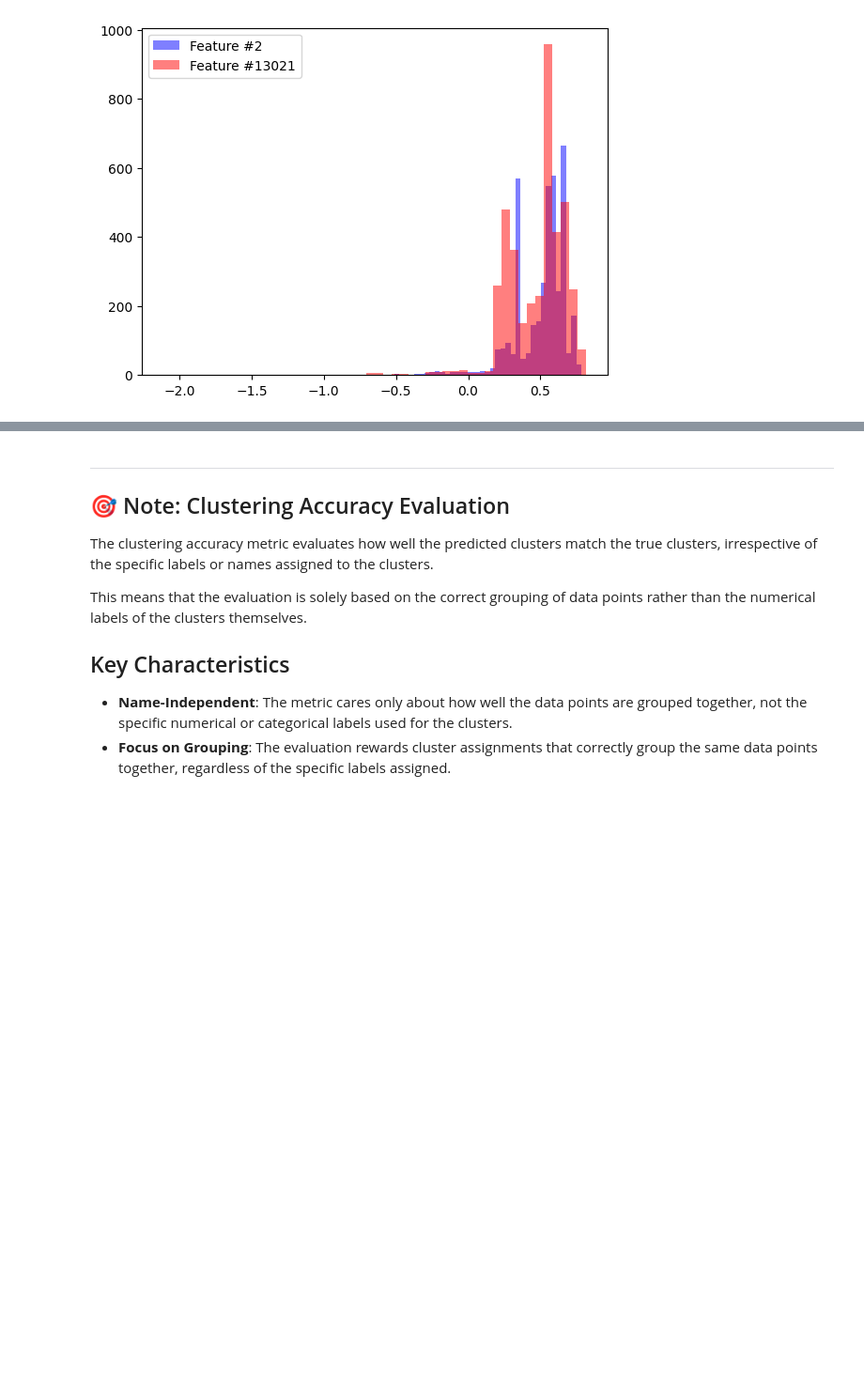
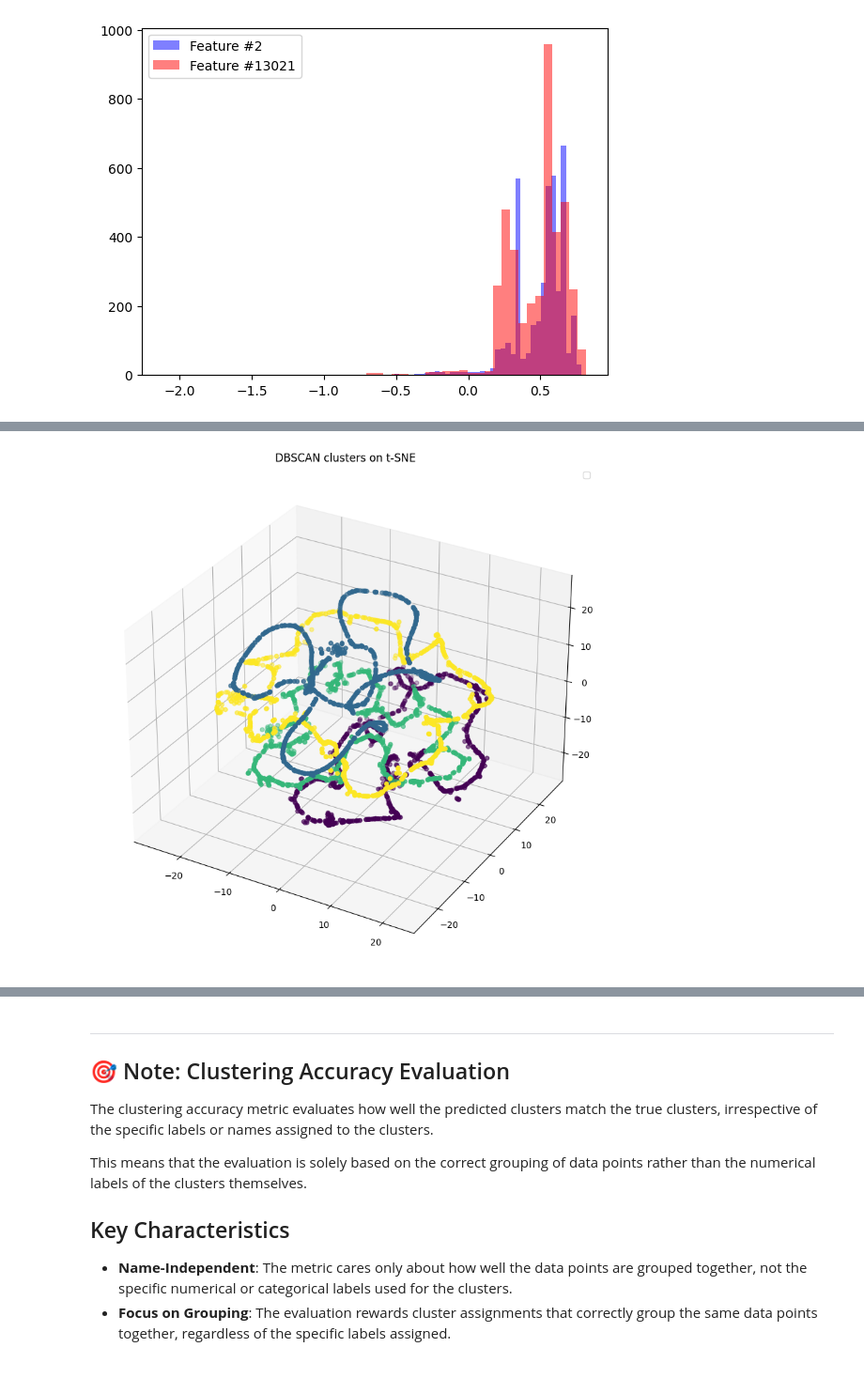
Before and after one commit to leewberg/TDT4172, a Jupyter notebook: Assignment2/Chapter_2.ipynb, the cells around one changed output, grey strips where cells are left out. Shown at 94% size. Cells and saved outputs as stored; diff of their text form; code cells hidden in the pictures; blank space fills up the shorter version.

```diff
--- a/Assignment2/Chapter_2.ipynb
+++ b/Assignment2/Chapter_2.ipynb
@@ -411 +411,21 @@ sample_submission
 4000 rows × 2 columns
+# %%
+from sklearn.manifold import TSNE
+from sklearn.cluster import DBSCAN
+
+tsne = TSNE(n_components=3, perplexity=22, random_state=40)
+x_tsne = tsne.fit_transform(data.iloc[:,2:])
+
+#use DBSCAN as the data seems to have some clusters
+dbscan = DBSCAN(eps=5, min_samples=10)
+y_pred = dbscan.fit(x_tsne)
+labels = dbscan.labels_
+
+fig =plt.figure(figsize=(10,10))
+ax = fig.add_subplot(111, projection="3d")
+ax.scatter(x_tsne[:,0], x_tsne[:,1], x_tsne[:,2], c=labels)
+plt.title('DBSCAN clusters on t-SNE')
+plt.legend()
+plt.show()
+# %% [output]
+[figure, added]
```
Also changed, not shown: parts of 4 cells of this notebook, 2 other files.
